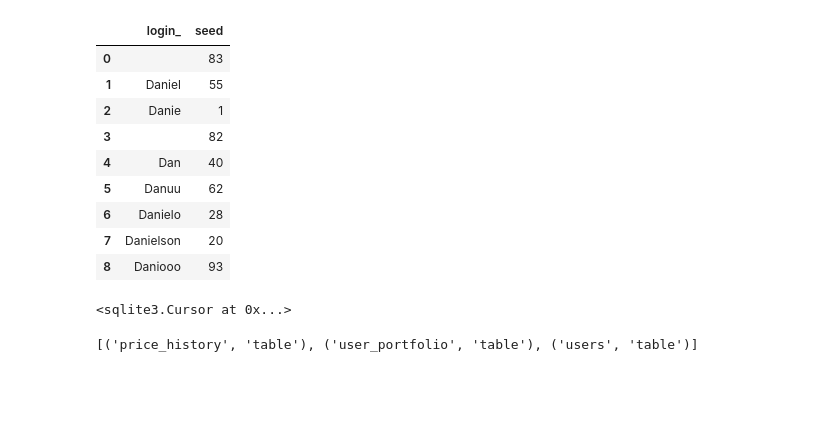
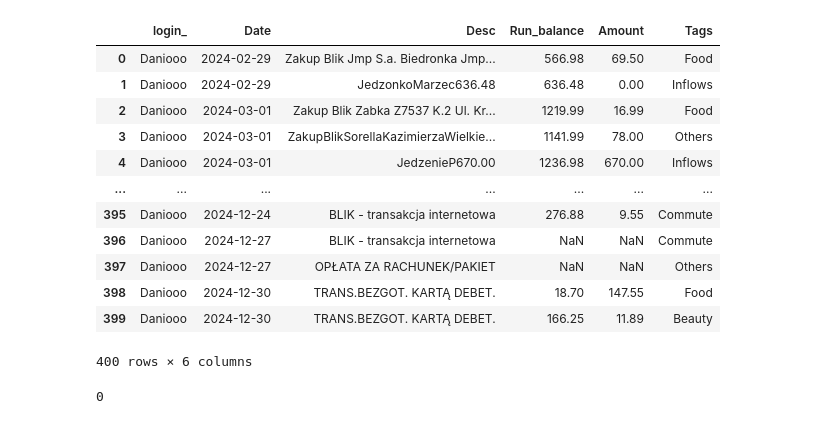
Before and after one commit to MyGoDisR/Budget-App, a Jupyter notebook: test_sqlite3.ipynb, the cells around one changed output. Saved outputs shown, nothing was run; the diff lists cells and outputs as text; code cells hidden in the pictures; blank space fills up the shorter version.

```diff
--- a/test_sqlite3.ipynb
+++ b/test_sqlite3.ipynb
@@ -2,0 +1,5 @@ import sqlite3
+# %%
+import sqlite3
+import pandas as pd
+
+DB_PATH = "db/users_.db"
@@ -33,23 +76,20 @@ with sqlite3.connect("db/users_.db") as conn:
-# %%
-df
-# %% [output]
-|  | login_ | seed |
-| 0 |  | 83 |
-| 1 | Daniel | 55 |
-| 2 | Danie | 1 |
-| 3 |  | 82 |
-| 4 | Dan | 40 |
-| 5 | Danuu | 62 |
-| 6 | Danielo | 28 |
-| 7 | Danielson | 20 |
-| 8 | Daniooo | 93 |
-# %%
-conn.execute("DROP VIEW IF EXISTS users_temp1")
-# %% [output]
-<sqlite3.Cursor at 0x...>
-# %%
-print(conn.execute(
-        "SELECT name, type FROM sqlite_master"
-    ).fetchall())
-# %% [output]
-[('price_history', 'table'), ('user_portfolio', 'table'), ('users', 'table')]
+# %%
+conn = sqlite3.connect(DB_PATH, timeout=30)
+df_sql = pd.read_sql_query("SELECT * FROM trans WHERE login_ = ?", conn, params=('Daniooo',))
+conn.close()
+# %%
+df_sql
+# %% [output]
+|  | login_ | Date | Desc | Run_balance | Amount | Tags |
+| 0 | Daniooo | 2024-02-29 | Zakup Blik Jmp S.a. Biedronka Jmp... | 566.98 | 69.50 | Food |
+| 1 | Daniooo | 2024-02-29 | JedzonkoMarzec636.48 | 636.48 | 0.00 | Inflows |
+| 2 | Daniooo | 2024-03-01 | Zakup Blik Zabka Z7537 K.2 Ul. Kr... | 1219.99 | 16.99 | Food |
+| 3 | Daniooo | 2024-03-01 | ZakupBlikSorellaKazimierzaWielkie... | 1141.99 | 78.00 | Others |
+| 4 | Daniooo | 2024-03-01 | JedzenieP670.00 | 1236.98 | 670.00 | Inflows |
+| ... | ... | ... | ... | ... | ... | ... |
+| 395 | Daniooo | 2024-12-24 | BLIK - transakcja internetowa | 276.88 | 9.55 | Commute |
+| 396 | Daniooo | 2024-12-27 | BLIK - transakcja internetowa | NaN | NaN | Commute |
+| 397 | Daniooo | 2024-12-27 | OPŁATA ZA RACHUNEK/PAKIET | NaN | NaN | Others |
+| 398 | Daniooo | 2024-12-30 | TRANS.BEZGOT. KARTĄ DEBET. | 18.70 | 147.55 | Food |
+| 399 | Daniooo | 2024-12-30 | TRANS.BEZGOT. KARTĄ DEBET. | 166.25 | 11.89 | Beauty |
+400 rows × 6 columns
@@ -55,0 +105,4 @@ print(conn.execute(
+# %%
+index_= df_sql['Year-Month'].drop_duplicates().to_list().index('2024-03')-1
+# %% [output]
+0
```
Also changed, not shown: parts of 15 cells of this notebook, 2 other files.
